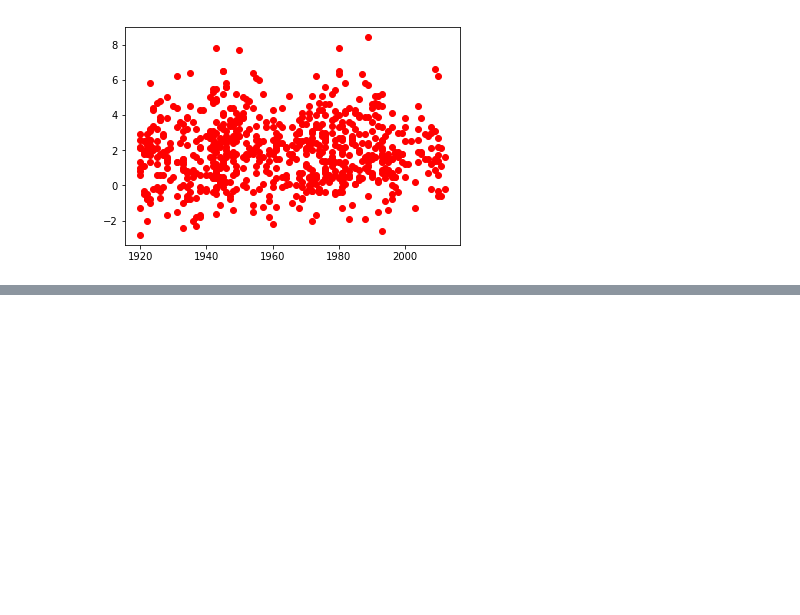
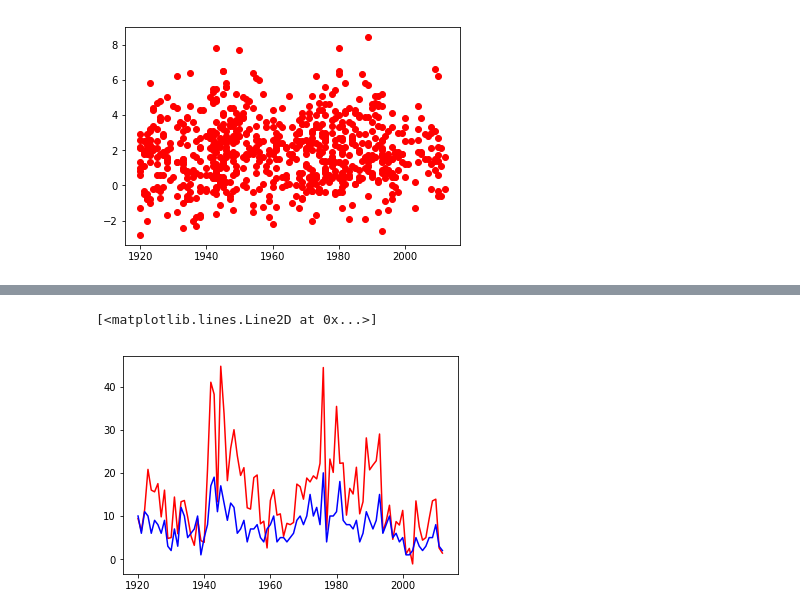
Before and after one commit to TrevorCap/Baseball, a Jupyter notebook: Barton.ipynb, the cells around one changed output, grey strips where cells are left out. Cells and saved outputs as stored; diff of their text form; code cells hidden in the pictures; blank space fills up the shorter version.

```diff
--- a/Barton.ipynb
+++ b/Barton.ipynb
@@ -72,0 +64,4 @@ wow.head()
+# %%
+totes = livebartons.groupby('Season').sum().reset_index()
+counts = livebartons.groupby('Season').count().reset_index()
+totes.head()
@@ -72,0 +75,6 @@ wow.head()
+# %%
+plt.plot(totes.Season, totes.WAR, c='r')
+plt.plot(totes.Season, counts.WAR, c='b')
+# %% [output]
+[<matplotlib.lines.Line2D at 0x...>]
+[figure, added]
```
Also changed, not shown: parts of 3 cells of this notebook, 1 other file.
